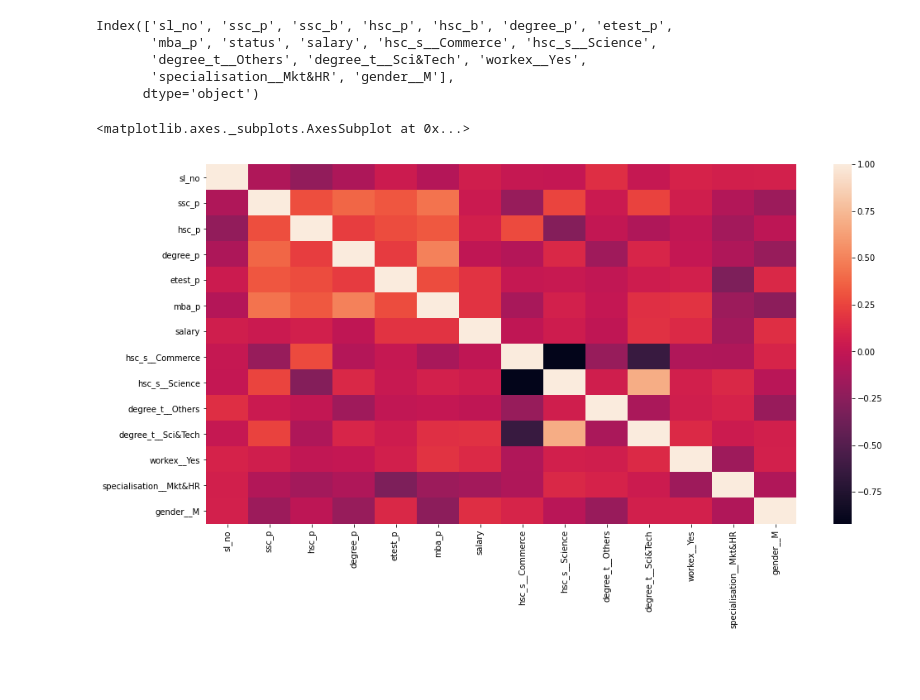
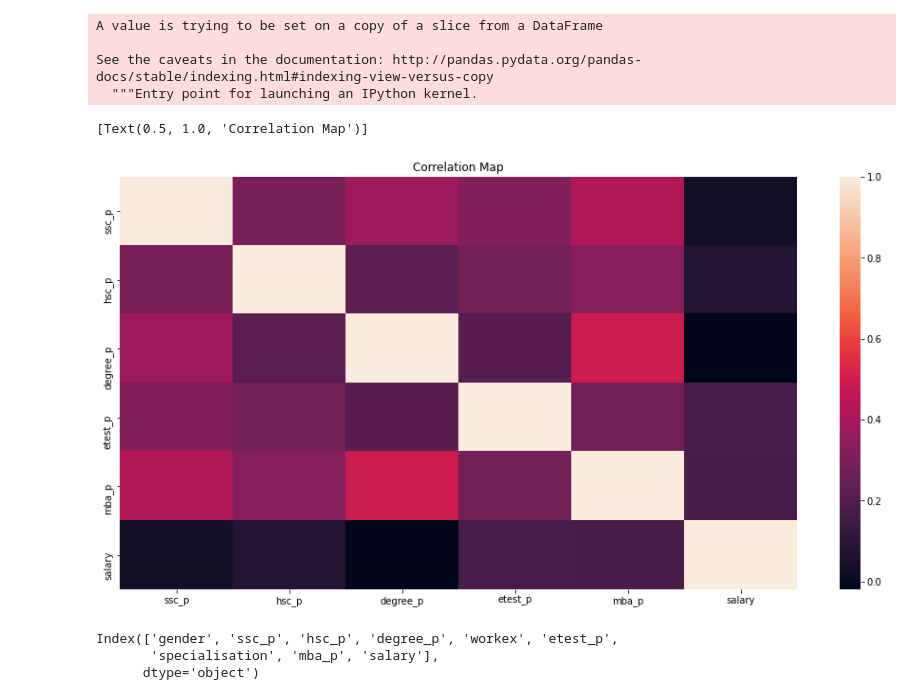
Before and after one commit to GabeSArn/dsc_proj_2, a Jupyter notebook: project.ipynb, the cells around one changed output. Saved outputs shown, nothing was run; the diff lists cells and outputs as text; code cells hidden in the pictures; blank space fills up the shorter version.

```diff
--- a/project.ipynb
+++ b/project.ipynb
@@ -116,14 +138,19 @@ corr = placed_data.corr()
+# %%
+placed_data.drop(['ssc_b','degree_t','hsc_s','hsc_b','sl_no','status'], axis=1, inplace=True)
+# %% [output]
+A value is trying to be set on a copy of a slice from a DataFrame
+
+See the caveats in the documentation: http://pandas.pydata.org/pandas-docs/stable/indexing.html#indexing-view-versus-copy
+  """Entry point for launching an IPython kernel.
+# %%
+plt.figure(figsize=(16,8))
+sns.heatmap(placed_data.corr()).set(title='Correlation Map')
+# %% [output]
+[Text(0.5, 1.0, 'Correlation Map')]
+[figure, added]
 # %%
 placed_data.columns
 # %% [output]
-Index(['sl_no', 'ssc_p', 'ssc_b', 'hsc_p', 'hsc_b', 'degree_p', 'etest_p',
-       'mba_p', 'status', 'salary', 'hsc_s__Commerce', 'hsc_s__Science',
-       'degree_t__Others', 'degree_t__Sci&Tech', 'workex__Yes',
-       'specialisation__Mkt&HR', 'gender__M'],
+Index(['gender', 'ssc_p', 'hsc_p', 'degree_p', 'workex', 'etest_p',
+       'specialisation', 'mba_p', 'salary'],
       dtype='object')
-# %%
-plt.figure(figsize=(16,8))
-sns.heatmap(corr)
-# %% [output]
-<matplotlib.axes._subplots.AxesSubplot at 0x...>
-[figure, removed]
```
Also changed, not shown: parts of 77 cells of this notebook, 1 other file.
